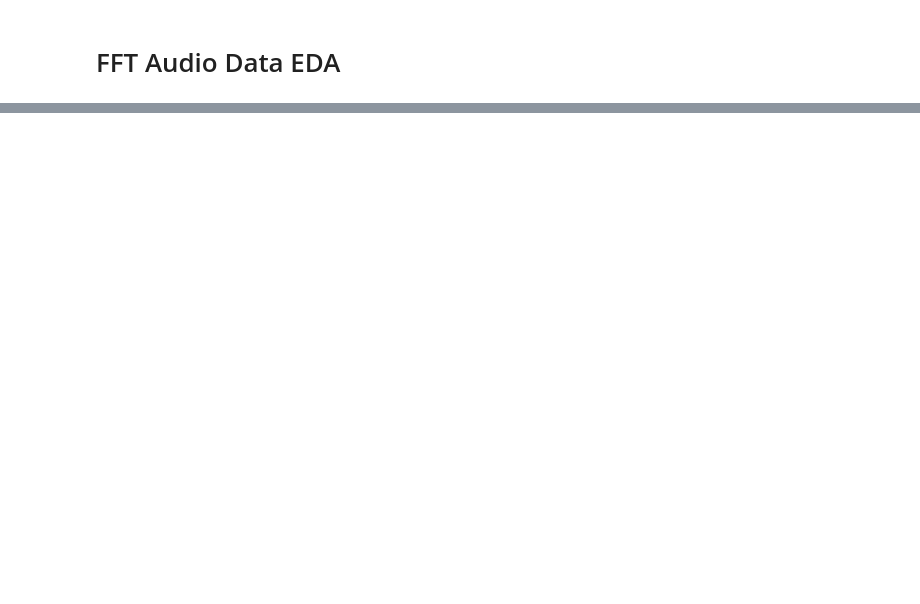
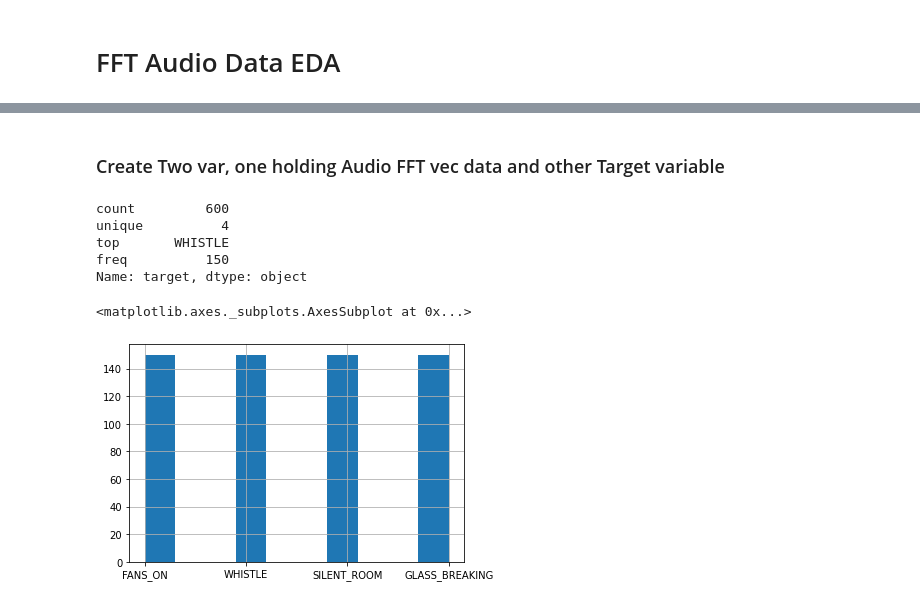
Before and after one commit to Thehunk1206/Arduino-Surrounding-Sound-Classifier, a Jupyter notebook: Audio EDA and ML training/sound_classifier.ipynb, the cells around one changed output, grey strips where cells are left out. Saved outputs shown, nothing was run; the diff lists cells and outputs as text; code cells hidden in the pictures; blank space fills up the shorter version.

```diff
--- a/Audio EDA and ML training/sound_classifier.ipynb
+++ b/Audio EDA and ML training/sound_classifier.ipynb
@@ -30,6 +44,21 @@ audio_FFT_vec = df['audio_spectrum_vec']
+# %% [markdown]
+### Create Two var, one holding Audio FFT vec data and other Target variable
 # %%
-data = audio_FFT_vec.copy()
-target = df["target"].copy()
+feature_x = df['audio_spectrum_vec'].copy()
+target_y = df["target"].copy()
+# %%
+target_y.describe()
+# %% [output]
+count         600
+unique          4
+top       WHISTLE
+freq          150
+Name: target, dtype: object
+# %%
+target_y.hist()
+# %% [output]
+<matplotlib.axes._subplots.AxesSubplot at 0x...>
+[figure, added]
 # %%
 dataset = []
 
```
Also changed, not shown: parts of 33 cells of this notebook, 3 other files.
